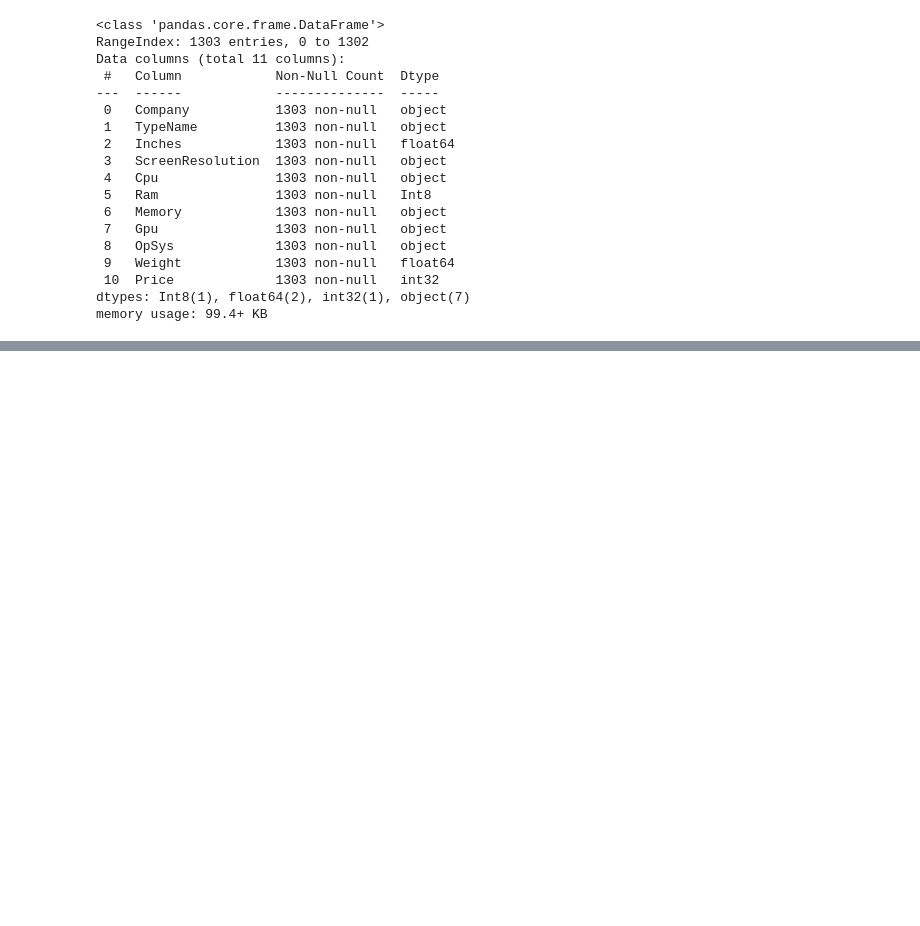
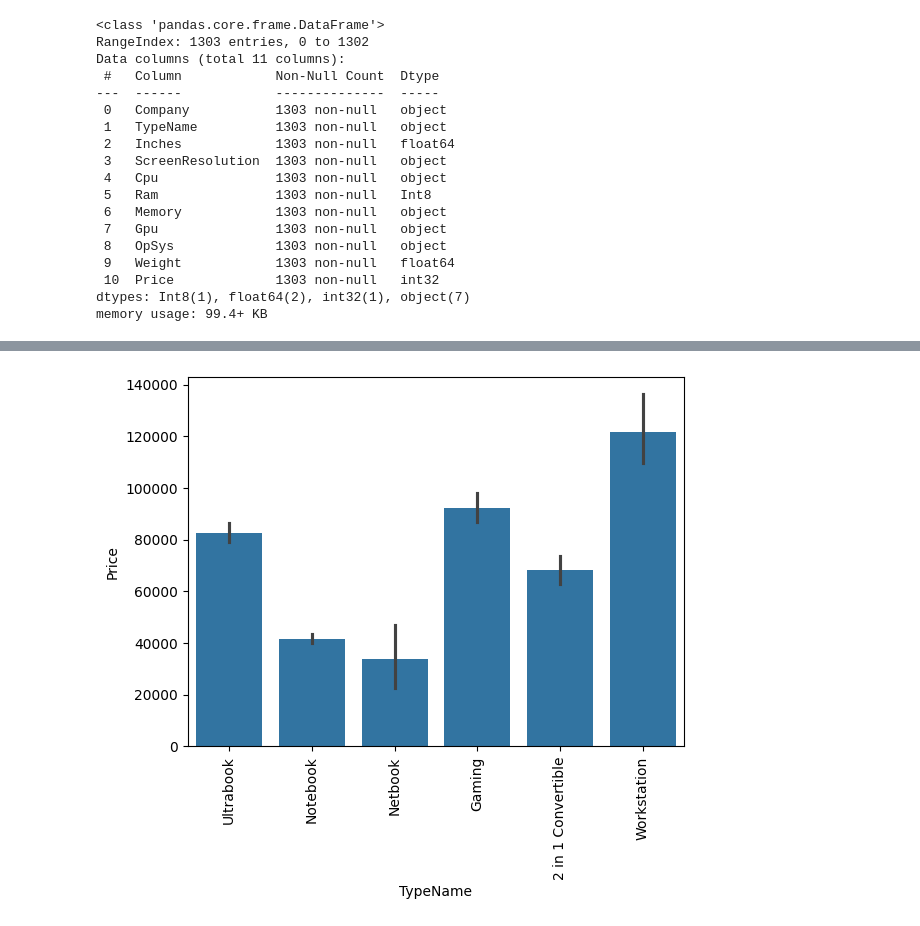
Before and after one commit to mukund-gpt/Laptop-Price-Predictor, a Jupyter notebook: laptop.ipynb, the cells around one changed output, grey strips where cells are left out. Drawn from its saved outputs; the diff is of its cells as text; code cells hidden in the pictures; blank space fills up the shorter version.

```diff
--- a/laptop.ipynb
+++ b/laptop.ipynb
@@ -91,0 +108,6 @@ NameError: name 'laptop' is not defined
+# %%
+sns.barplot(x=laptop["TypeName"],y=laptop['Price'])
+plt.xticks(rotation='vertical')
+plt.show()
+# %% [output]
+[figure, added]
```
Also changed, not shown: parts of 38 cells of this notebook.
